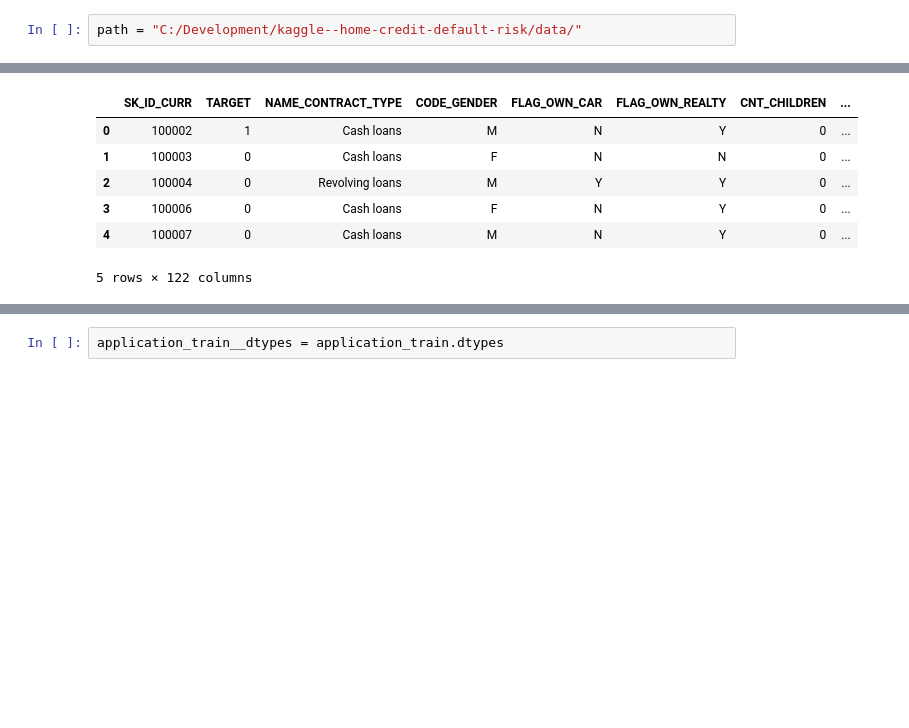
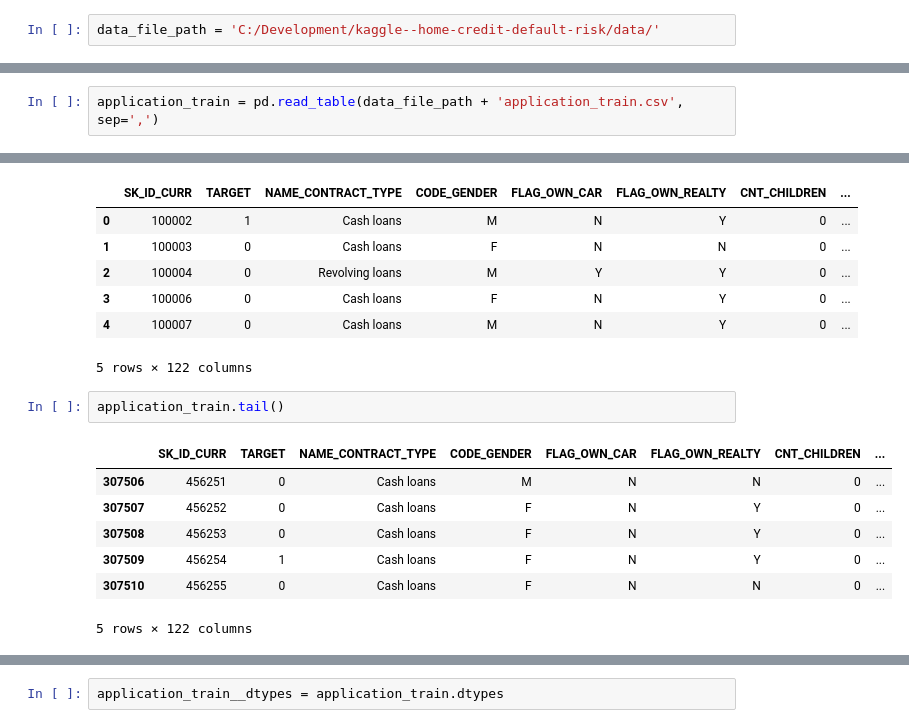
Before and after one commit to james-w-balcomb/kaggle--home-credit-default-risk, a Jupyter notebook: jb/EDA-application_train.ipynb, the cells around one changed output, grey strips where cells are left out. Cells and saved outputs as stored; diff of their text form; blank space fills up the shorter version.

Commit message:
added EDA Meta-Data, more EDA work, more OPC, trying featuretools package

```diff
--- a/jb/EDA-application_train.ipynb
+++ b/jb/EDA-application_train.ipynb
@@ -111,4 +112,4 @@ scikit-learn version: 0.19.1
 matplotlib version: 2.1.0
 IPython version: 6.1.0
 # %%
-path = "C:/Development/kaggle--home-credit-default-risk/data/"
+data_file_path = 'C:/Development/kaggle--home-credit-default-risk/data/'
@@ -118,3 +116,5 @@ application_train = pd.read_table(path + 'application_train.csv', sep=',')
+# %%
+application_train = pd.read_table(data_file_path + 'application_train.csv', sep=',')
 # %%
 #application_train = application_train.fillna(np.nan)
 # %%
@@ -129,3 +141,13 @@ application_train.head()
 | 3 | 100006 | 0 | Cash loans | F | N | Y | 0 | ... |
 | 4 | 100007 | 0 | Cash loans | M | N | Y | 0 | ... |
 5 rows × 122 columns
+# %%
+application_train.tail()
+# %% [output]
+|  | SK_ID_CURR | TARGET | NAME_CONTRACT_TYPE | CODE_GENDER | FLAG_OWN_CAR | FLAG_OWN_REALTY | CNT_CHILDREN | ... |
+| 307506 | 456251 | 0 | Cash loans | M | N | N | 0 | ... |
+| 307507 | 456252 | 0 | Cash loans | F | N | Y | 0 | ... |
+| 307508 | 456253 | 0 | Cash loans | F | N | Y | 0 | ... |
+| 307509 | 456254 | 1 | Cash loans | F | N | Y | 0 | ... |
+| 307510 | 456255 | 0 | Cash loans | F | N | N | 0 | ... |
+5 rows × 122 columns
```
Also changed, not shown: parts of 82 cells of this notebook, 4 other files.
